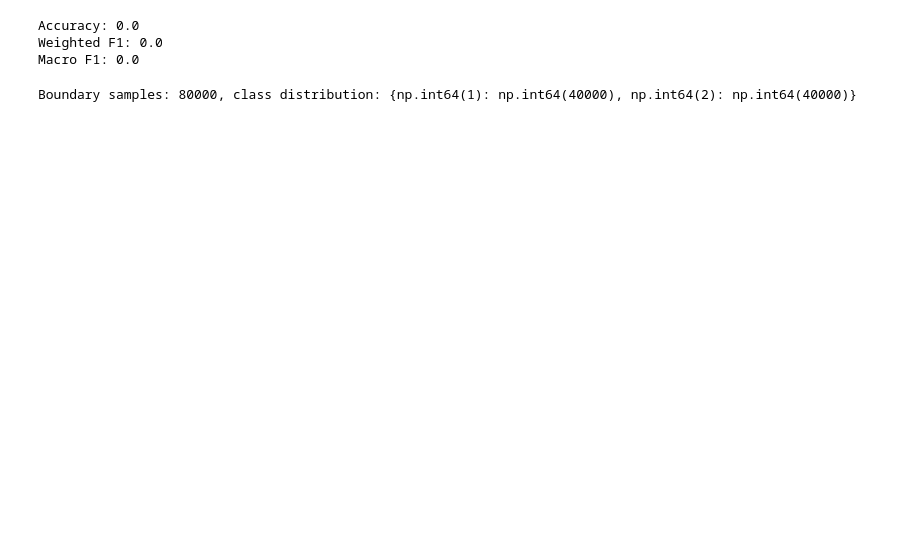
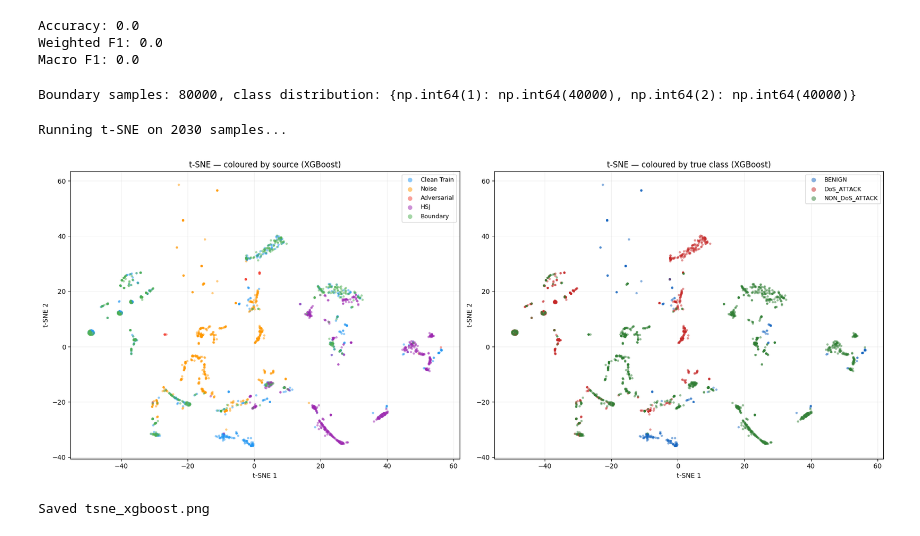
Before and after one commit to NU-Academics/DIS_Hughen, a Jupyter notebook: RQ1.ipynb, the cells around one changed output. Saved outputs shown, nothing was run; the diff lists cells and outputs as text; code cells hidden in the pictures; blank space fills up the shorter version.

```diff
--- a/RQ1.ipynb
+++ b/RQ1.ipynb
@@ -111,5 +111,5 @@ plt.show()
 # %%
-noise_df = pd.read_csv("noise_epsilon_0.2.csv")
+noise_df = pd.read_csv("noise_epsilon_0.05.csv")
 noise_X = noise_df.drop(columns=["true_label","y_pred"], errors="ignore").select_dtypes(include=[np.number])
 noise_X.replace([np.inf, -np.inf], np.nan, inplace=True)
 noise_X.fillna(0, inplace=True)
@@ -142,5 +142,5 @@ NON_DoS_ATTACK       0.80      0.62      0.70     16920
 # %%
-adv_df = pd.read_csv("adversarial_epsilon_0.2.csv")
+adv_df = pd.read_csv("adversarial_epsilon_0.05.csv")
 adv_X = adv_df.drop(columns=["true_label","pred_clean", "pred_adv"], errors="ignore").select_dtypes(include=[np.number])
 adv_X.replace([np.inf, -np.inf], np.nan, inplace=True)
 adv_X.fillna(0, inplace=True)
@@ -194,6 +195,72 @@ boundary_X = boundary_X.astype("float32")
 print(f"Boundary samples: {len(boundary_df)}, class distribution: {dict(zip(*np.unique(boundary_y, return_counts=True)))}")
 # %% [output]
 Boundary samples: 80000, class distribution: {np.int64(1): np.int64(40000), np.int64(2): np.int64(40000)}
+# %%
+from sklearn.manifold import TSNE
+
+N_TSNE = 500
+rng_tsne = np.random.default_rng(42)
+
+cols = X_train.columns.tolist()
+sources_tsne = {
+    "Clean Train": (X_train.reset_index(drop=True),   y_train.reset_index(drop=True).to_numpy()),
+    "Noise":       (noise_X.reset_index(drop=True),    noise_y),
+    "Adversarial": (adv_X.reset_index(drop=True),      adv_y),
+    "HSJ":         (hsj_X.reset_index(drop=True),      hsj_y),
+    "Boundary":    (boundary_X.reset_index(drop=True), boundary_y),
+}
+
+all_X_tsne, all_source, all_class = [], [], []
+for src_name, (sx, sy) in sources_tsne.items():
+    n = min(N_TSNE, len(sx))
+    idx = rng_tsne.choice(len(sx), size=n, replace=False)
+    sx_arr = sx[cols].values if hasattr(sx, "columns") else sx
+    all_X_tsne.append(sx_arr[idx])
+    all_source.extend([src_name] * n)
+    all_class.extend(sy[idx].tolist())
+
+all_X_tsne = np.vstack(all_X_tsne).astype(np.float32)
+all_source  = np.array(all_source)
+all_class   = np.array(all_class)
+
+print(f"Running t-SNE on {len(all_X_tsne)} samples...")
+tsne = TSNE(n_components=2, perplexity=40, max_iter=1000, random_state=42, n_jobs=-1)
+Z = tsne.fit_transform(all_X_tsne)
+
+src_order  = ["Clean Train", "Noise", "Adversarial", "HSJ", "Boundary"]
+src_colors = {"Clean Train": "#2196F3", "Noise": "#FF9800", "Adversarial": "#F44336",
+              "HSJ": "#9C27B0", "Boundary": "#4CAF50"}
+cls_colors = {0: "#1565C0", 1: "#C62828", 2: "#2E7D32"}
+cls_labels = {i: c for i, c in enumerate(le.classes_)}
+
+fig, axes = plt.subplots(1, 2, figsize=(18, 7))
+
+ax = axes[0]
+for src in src_order:
+    mask = all_source == src
+    ax.scatter(Z[mask, 0], Z[mask, 1], c=src_colors[src], label=src,
+               alpha=0.5, s=12, linewidths=0)
+ax.set_title("t-SNE — coloured by source (XGBoost)")
+ax.set_xlabel("t-SNE 1"); ax.set_ylabel("t-SNE 2")
+ax.legend(markerscale=2, fontsize=9); ax.grid(True, alpha=0.2)
+
+ax = axes[1]
+for cls in [0, 1, 2]:
+    mask = all_class == cls
+    ax.scatter(Z[mask, 0], Z[mask, 1], c=cls_colors[cls],
+               label=cls_labels[cls], alpha=0.5, s=12, linewidths=0)
+ax.set_title("t-SNE — coloured by true class (XGBoost)")
+ax.set_xlabel("t-SNE 1"); ax.set_ylabel("t-SNE 2")
+ax.legend(markerscale=2, fontsize=9); ax.grid(True, alpha=0.2)
+
+plt.tight_layout()
+plt.savefig("tsne_xgboost.png", dpi=150, bbox_inches="tight")
+plt.show()
+print("Saved tsne_xgboost.png")
+# %% [output]
+Running t-SNE on 2030 samples...
+[figure, added]
+Saved tsne_xgboost.png
 # %%
 from sklearn.metrics import classification_report
 present_labels = np.unique(np.concatenate([adv_y, adv_pred]))
```
Also changed, not shown: parts of 8 cells of this notebook, 2 other files.
